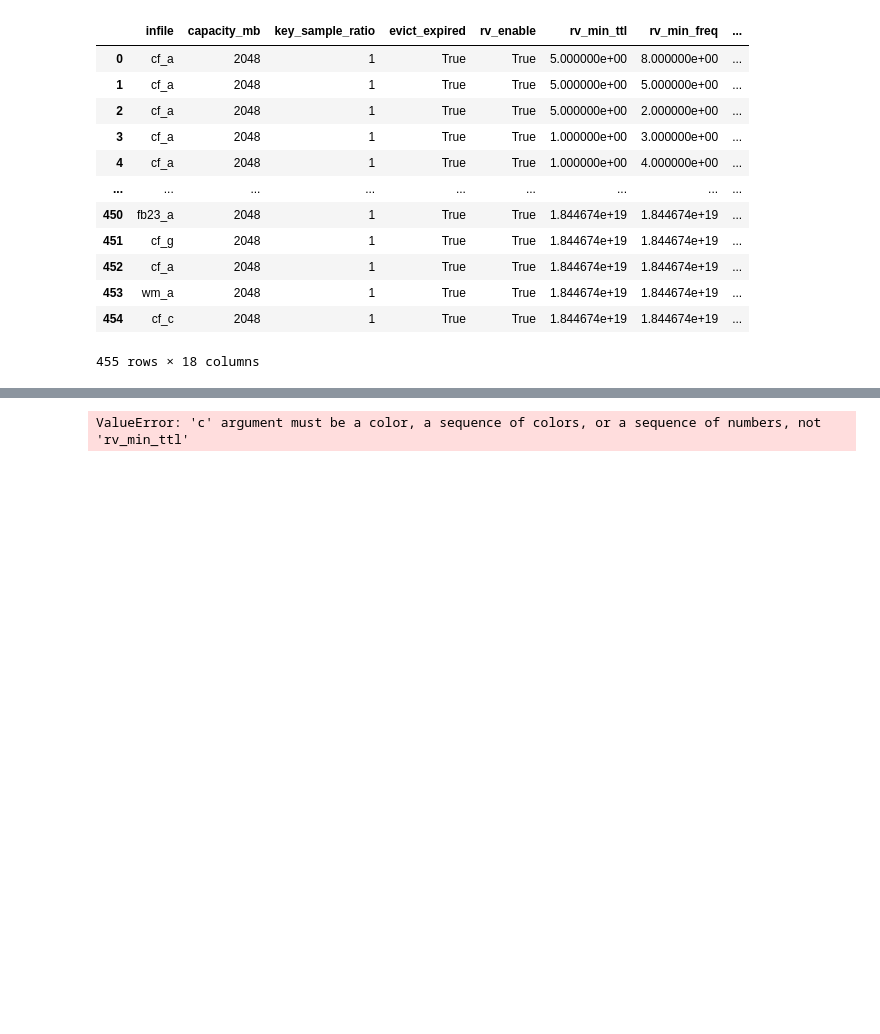
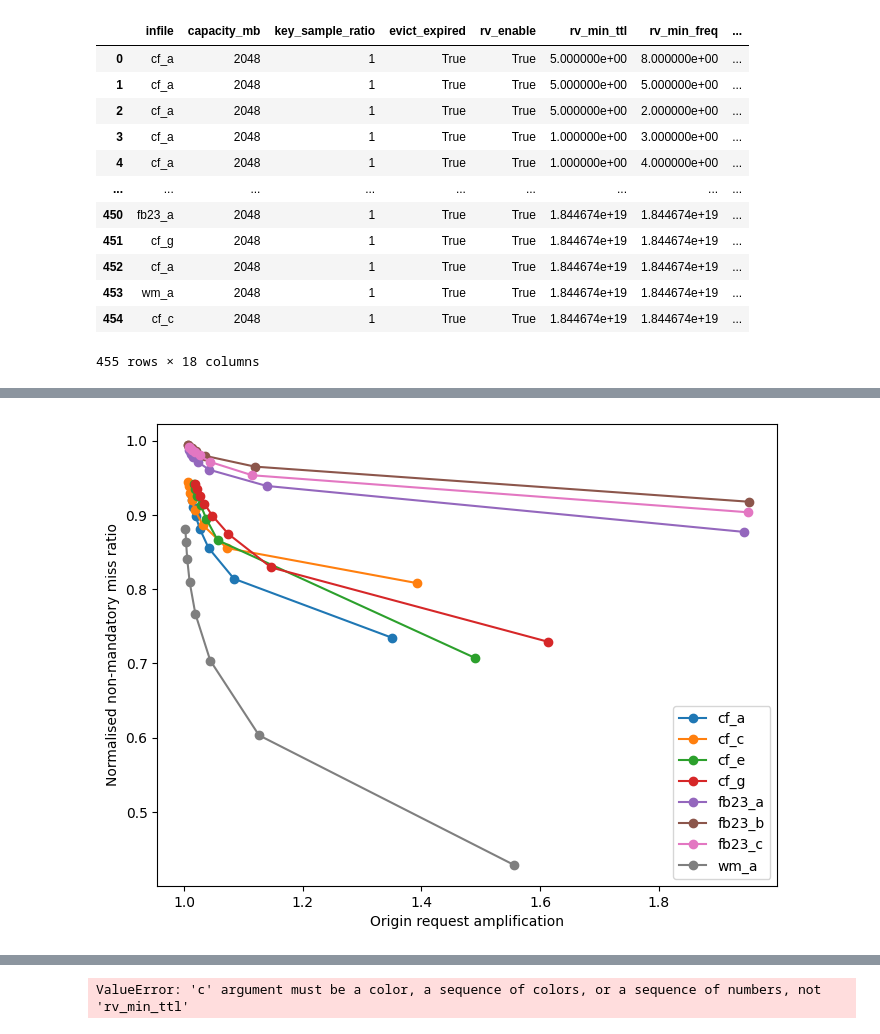
Before and after one commit to IsaacKhor/speculative_revalidation, a Jupyter notebook: analysis/results.ipynb, the cells around one changed output, grey strips where cells are left out. Cells and saved outputs as stored; diff of their text form; code cells hidden in the pictures; blank space fills up the shorter version.

```diff
--- a/analysis/results.ipynb
+++ b/analysis/results.ipynb
@@ -55 +55,17 @@ plt.show()
+# %%
+plt.figure(figsize=(8,6))
+
+for infile in sorted(df.infile.unique())[:]:
+    dfi = df[(df.infile == infile) & (df.ttl == 1) & (df.freq >= 1)]
+    dfi = dfi.sort_values(by='amp_avg')
+    # normalise by maximum miss_non1st_pc for this infile
+    max_miss = df[df.infile == infile].miss_non1st_pc.max()
+    plt.plot(dfi.amp_avg, dfi.miss_non1st_pc / max_miss, label=infile, marker='o')
+
+plt.xlabel('Origin request amplification')
+plt.ylabel('Normalised non-mandatory miss ratio')
+plt.legend(loc='lower right')
+plt.show()
+# %% [output]
+[figure, added]
 # %%
```
Also changed, not shown: parts of 4 cells of this notebook, 18 other files.
